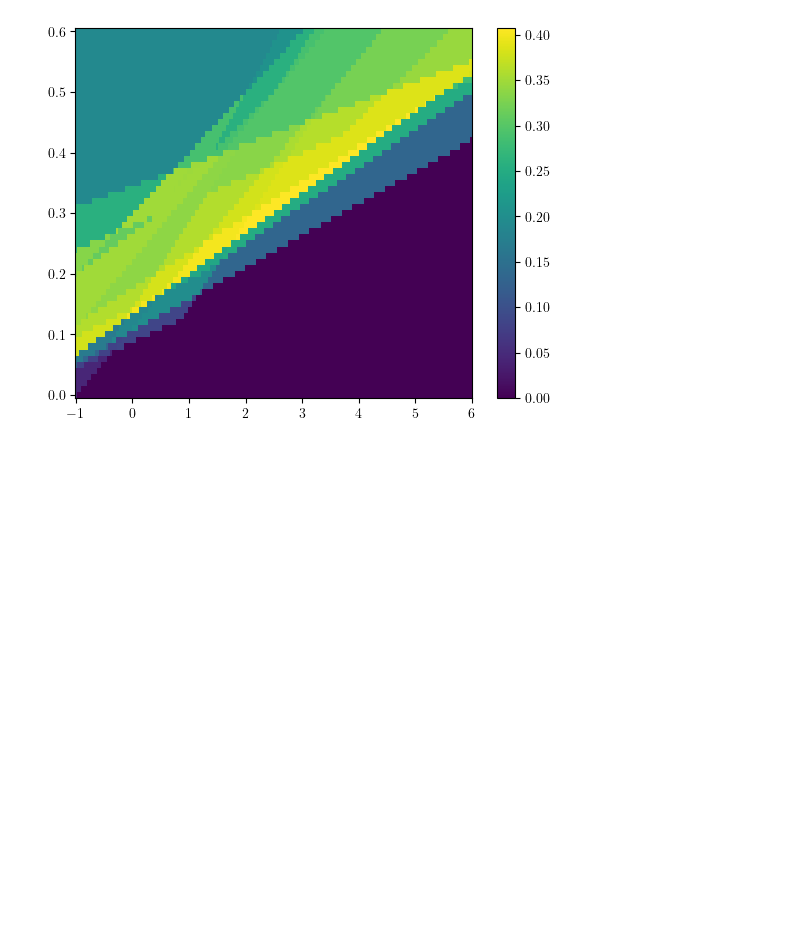
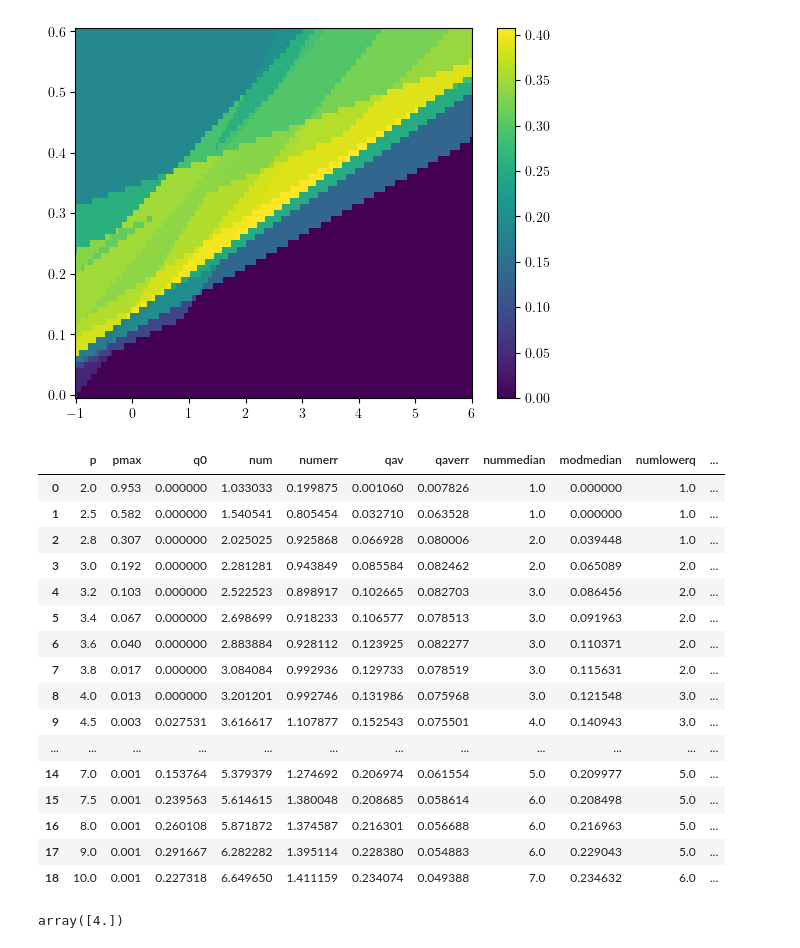
Before and after one commit to ArneWolf/Bd_confidence_communities, a Jupyter notebook: Main.ipynb, the cells around one changed output. Saved outputs shown, nothing was run; the diff lists cells and outputs as text; code cells hidden in the pictures; blank space fills up the shorter version.

```diff
--- a/Main.ipynb
+++ b/Main.ipynb
@@ -827,7 +827,25 @@ with open('/Users/arne/Documents/Uni/LSGNT/TDA/Data/detenum.csv','w') as f:
     for k in range(len(blanum[:,0])):
         writer.writerow(blanum[k,:])
 # %%
-phi1=pd.read_csv('/Users/arne/Documents/Uni/LSGNT/TDA/Data/const10_phi_n1000qnew.csv')
+phi1=pd.read_csv('/Users/arne/Documents/Uni/LSGNT/TDA/Data/basic_phi_n1000qnew.csv')
+# %% [output]
+|  | p | pmax | q0 | num | numerr | qav | qaverr | nummedian | modmedian | numlowerq | ... |
+| 0 | 2.0 | 0.953 | 0.000000 | 1.033033 | 0.199875 | 0.001060 | 0.007826 | 1.0 | 0.000000 | 1.0 | ... |
+| 1 | 2.5 | 0.582 | 0.000000 | 1.540541 | 0.805454 | 0.032710 | 0.063528 | 1.0 | 0.000000 | 1.0 | ... |
+| 2 | 2.8 | 0.307 | 0.000000 | 2.025025 | 0.925868 | 0.066928 | 0.080006 | 2.0 | 0.039448 | 1.0 | ... |
+| 3 | 3.0 | 0.192 | 0.000000 | 2.281281 | 0.943849 | 0.085584 | 0.082462 | 2.0 | 0.065089 | 2.0 | ... |
+| 4 | 3.2 | 0.103 | 0.000000 | 2.522523 | 0.898917 | 0.102665 | 0.082703 | 3.0 | 0.086456 | 2.0 | ... |
+| 5 | 3.4 | 0.067 | 0.000000 | 2.698699 | 0.918233 | 0.106577 | 0.078513 | 3.0 | 0.091963 | 2.0 | ... |
+| 6 | 3.6 | 0.040 | 0.000000 | 2.883884 | 0.928112 | 0.123925 | 0.082277 | 3.0 | 0.110371 | 2.0 | ... |
+| 7 | 3.8 | 0.017 | 0.000000 | 3.084084 | 0.992936 | 0.129733 | 0.078519 | 3.0 | 0.115631 | 2.0 | ... |
+| 8 | 4.0 | 0.013 | 0.000000 | 3.201201 | 0.992746 | 0.131986 | 0.075968 | 3.0 | 0.121548 | 3.0 | ... |
+| 9 | 4.5 | 0.003 | 0.027531 | 3.616617 | 1.107877 | 0.152543 | 0.075501 | 4.0 | 0.140943 | 3.0 | ... |
+| ... | ... | ... | ... | ... | ... | ... | ... | ... | ... | ... | ... |
+| 14 | 7.0 | 0.001 | 0.153764 | 5.379379 | 1.274692 | 0.206974 | 0.061554 | 5.0 | 0.209977 | 5.0 | ... |
+| 15 | 7.5 | 0.001 | 0.239563 | 5.614615 | 1.380048 | 0.208685 | 0.058614 | 6.0 | 0.208498 | 5.0 | ... |
+| 16 | 8.0 | 0.001 | 0.260108 | 5.871872 | 1.374587 | 0.216301 | 0.056688 | 6.0 | 0.216963 | 5.0 | ... |
+| 17 | 9.0 | 0.001 | 0.291667 | 6.282282 | 1.395114 | 0.228380 | 0.054883 | 6.0 | 0.229043 | 5.0 | ... |
+| 18 | 10.0 | 0.001 | 0.227318 | 6.649650 | 1.411159 | 0.234074 | 0.049388 | 7.0 | 0.234632 | 6.0 | ... |
 # %%
 numfb=phi1['numerr']+phi1['restarts']*phi1['num']/1000
 qavfb=phi1['qaverr']+phi1['restarts']*phi1['qav']/1000
@@ -839,0 +858,4 @@ with open('/Users/arne/Documents/Uni/LSGNT/TDA/Data/const10plot.csv','w') as f:
+# %%
+np.reshape(datanum,(61*351,1))[np.argmax(datamod)]
+# %% [output]
+array([4.])
```
Also changed, not shown: parts of 1 cell of this notebook.
